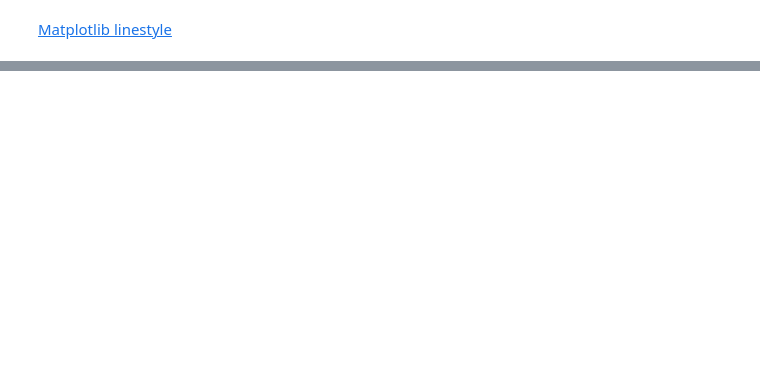
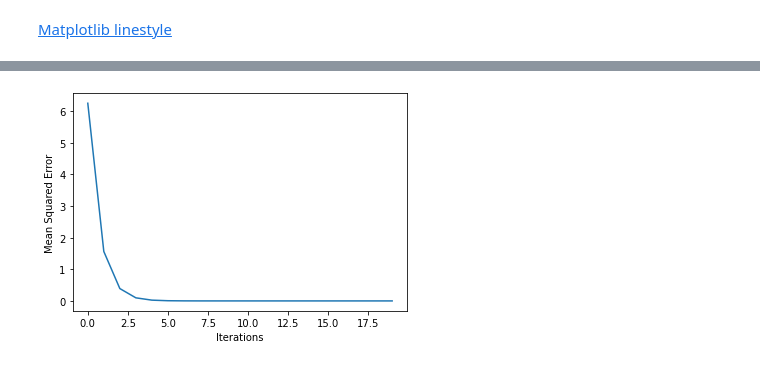
Before and after one commit to anmorgan24/Springboard, a Jupyter notebook: Notes/Deep_Learning_Python.ipynb, the cells around one changed output, grey strips where cells are left out. Saved outputs shown, nothing was run; the diff lists cells and outputs as text; code cells hidden in the pictures; blank space fills up the shorter version.

```diff
--- a/Notes/Deep_Learning_Python.ipynb
+++ b/Notes/Deep_Learning_Python.ipynb
@@ -176,0 +507,8 @@ plt.show()
+# %%
+weights = np.array([1, 2])
+input_data = np.array([3, 4])
+target = 6
+learning_rate = 0.01
+preds = (weights * input_data).sum()
+error = preds - target
+print(error)
@@ -176,0 +638,25 @@ plt.show()
+# %%
+n_updates = 20
+mse_hist = []
+
+# Iterate over the number of updates
+for i in range(n_updates):
+    # Calculate the slope: slope
+    slope = get_slope(input_data, target, weights)
+
+    # Update the weights: weights
+    weights = weights - 0.01 * slope
+
+    # Calculate mse with new weights: mse
+    mse = get_mse(input_data, target, weights)
+
+    # Append the mse to mse_hist
+    mse_hist.append(mse)
+
+# Plot the mse history
+plt.plot(mse_hist)
+plt.xlabel('Iterations')
+plt.ylabel('Mean Squared Error')
+plt.show()
+# %% [output]
+[figure, added]
```
Also changed, not shown: parts of 37 cells of this notebook.
